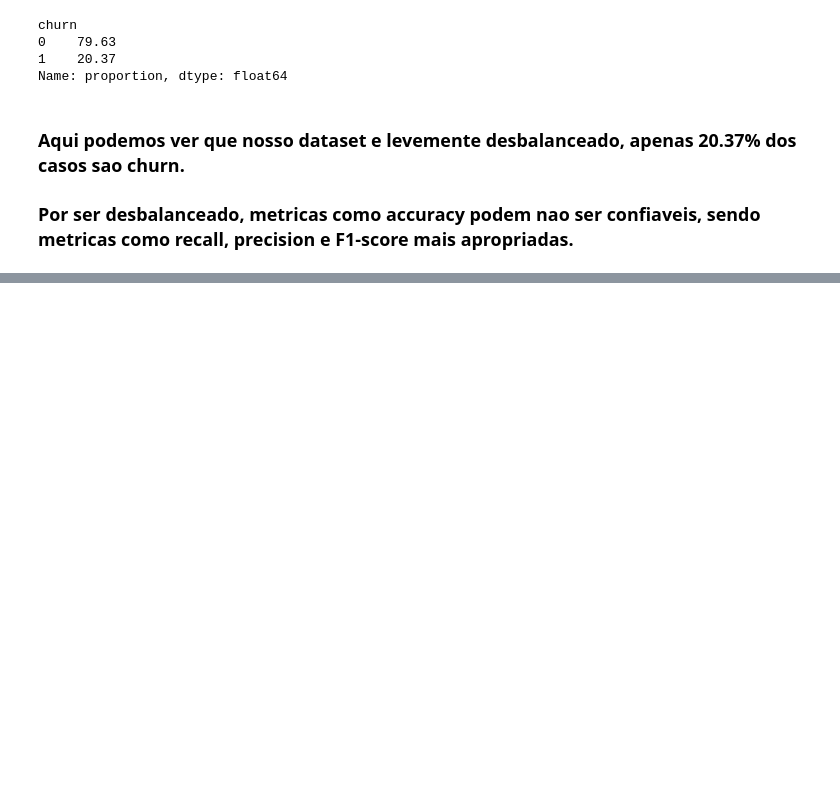
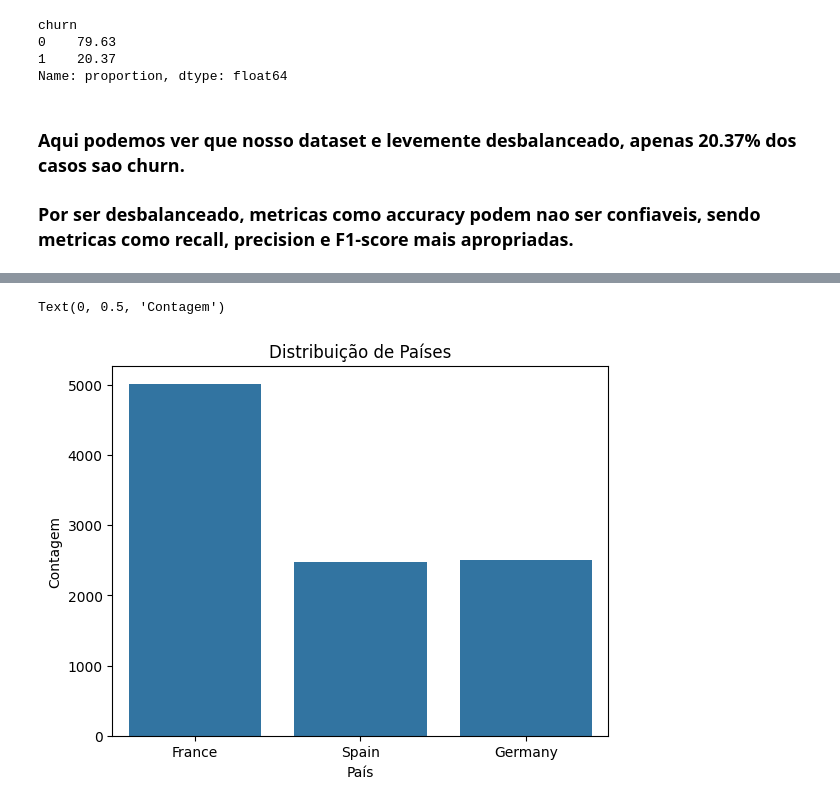
Before and after one commit to ReCroffi/bank-churn-prediction, a Jupyter notebook: notebooks/01_eda.ipynb, the cells around one changed output, grey strips where cells are left out. Cells and saved outputs as stored; diff of their text form; code cells hidden in the pictures; blank space fills up the shorter version.

```diff
--- a/notebooks/01_eda.ipynb
+++ b/notebooks/01_eda.ipynb
@@ -62,0 +78,8 @@ Name: proportion, dtype: float64
+# %%
+sns.countplot(x="country", data=df)
+plt.title("Distribuição de Países")
+plt.xlabel("País")
+plt.ylabel("Contagem")
+# %% [output]
+Text(0, 0.5, 'Contagem')
+[figure, added]
```
Also changed, not shown: parts of 12 cells of this notebook.
